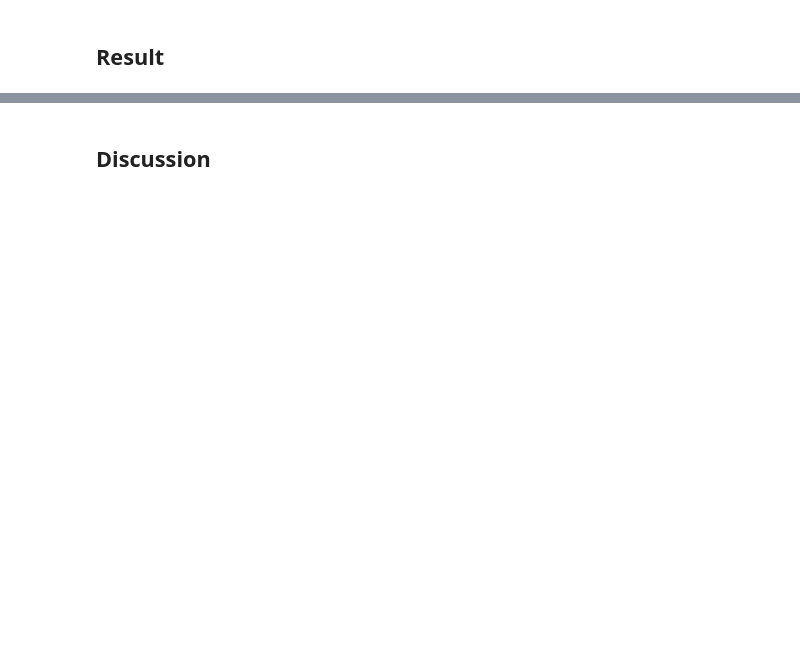
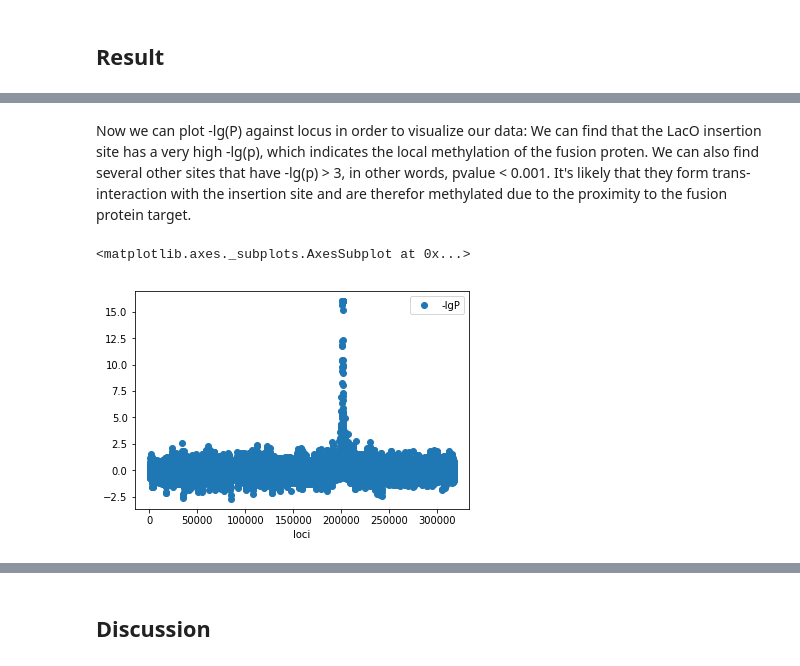
Before and after one commit to yzl452/BMMB554, a Jupyter notebook: BMMB554_Project_Yi(yzl452).ipynb, the cells around one changed output, grey strips where cells are left out. Drawn from its saved outputs; the diff is of its cells as text; code cells hidden in the pictures; blank space fills up the shorter version.

```diff
--- a/BMMB554_Project_Yi(yzl452).ipynb
+++ b/BMMB554_Project_Yi(yzl452).ipynb
@@ -16,0 +335,16 @@ Chromosome interaction plays an important role in eukaryotic gene regulation and
+# %%
+from numpy import sqrt, abs, round
+from scipy.stats import norm
+p1 = chrIII_5GC['wt_frac'].astype(float)
+p2 = chrIII_5GC['mut_frac'].astype(float)
+n1 = chrIII_5GC['wt_sum'].astype(float)
+n2 = chrIII_5GC['mut_sum'].astype(float)
+p = (p1+p2)/2
+import math
+c = (p*(1-p)*(1/n1+1/n2))
+z = (p1-p2)/sqrt(c)
+cdf1 = norm.cdf(-abs(z))
+cdf2 = norm.cdf(abs(z))
+cut = cdf2 - cdf1
+pvalue = 1 - cut
+chrIII_5GC['p'] = pvalue
@@ -20,0 +378,19 @@ Chromosome interaction plays an important role in eukaryotic gene regulation and
+# %%
+plot = pd.DataFrame()
+plot['loci'] = chrIII_5GC.loci
+plot['wt_frac'] = chrIII_5GC.wt_frac
+plot['mut_frac'] = chrIII_5GC.mut_frac
+plot['p'] = chrIII_5GC.p
+plot = plot.fillna(1)
+# %%
+temp = []
+for i in range(0,len(plot.loci)):
+  if plot.wt_frac[i] >= plot.mut_frac[i] and plot.p[i] != 0:
+    temp.append(-math.log(plot.p[i],10))
+  elif plot.wt_frac[i] < plot.mut_frac[i] and plot.p[i] != 0:
+    temp.append(math.log(plot.p[i],10))
+  elif plot.p[i] == 0:
+    temp.append(16)
+# %%
+plot['-lgP'] = temp
+plot
@@ -20,0 +416,8 @@ Chromosome interaction plays an important role in eukaryotic gene regulation and
+# %% [markdown]
+Now we can plot -lg(P) against locus in order to visualize our data:
+We can find that the LacO insertion site has a very high -lg(p), which indicates the local methylation of the fusion proten. We can also find several other sites that have -lg(p) > 3, in other words, pvalue < 0.001. It's likely that they form trans-interaction with the insertion site and are therefor methylated due to the proximity to the fusion protein target.
+# %%
+plot.plot(x='loci', y='-lgP', style='o')
+# %% [output]
+<matplotlib.axes._subplots.AxesSubplot at 0x...>
+[figure, added]
```
Also changed, not shown: parts of 49 cells of this notebook.
